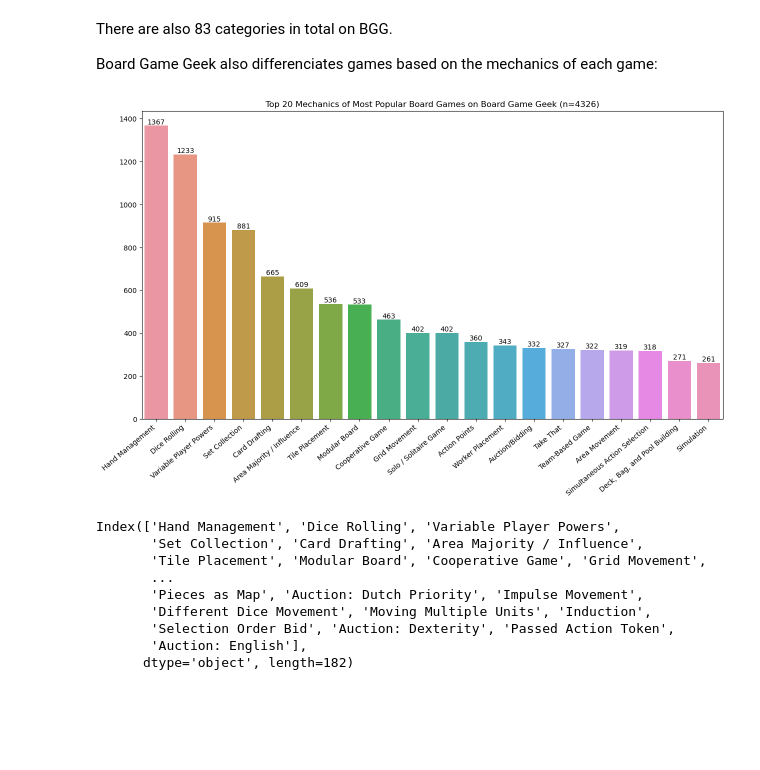
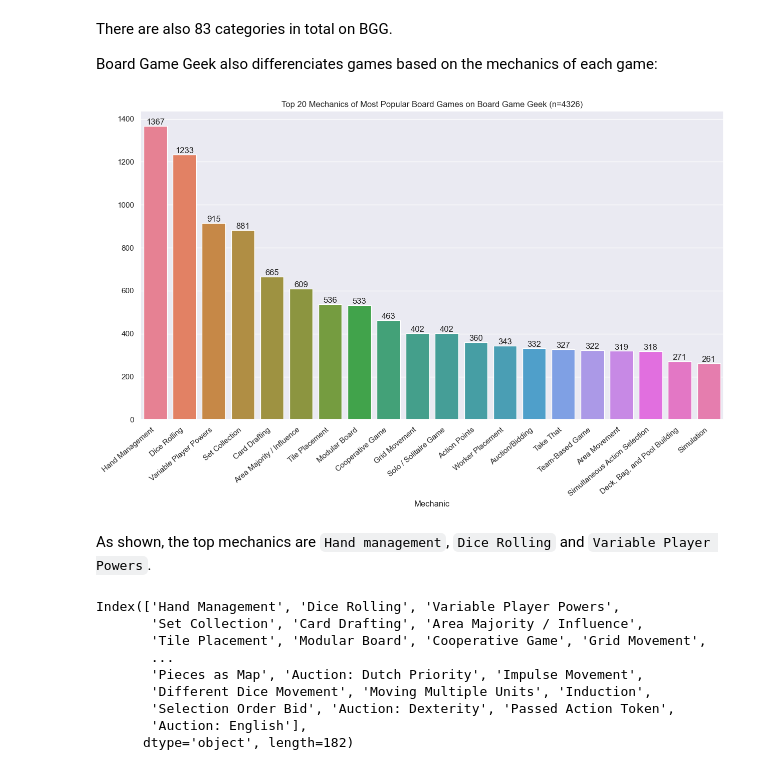
Before and after one commit to J-Zoo99/portfolio, a Jupyter notebook: BoardGameGeek.ipynb, the cells around one changed output. Saved outputs shown, nothing was run; the diff lists cells and outputs as text; code cells hidden in the pictures; blank space fills up the shorter version.

```diff
--- a/BoardGameGeek.ipynb
+++ b/BoardGameGeek.ipynb
@@ -449,16 +434,22 @@ def parse_column(column:pd.Series):
                 outdict[x] = 1
     return outdict
 # %%
-dict_game_catagories = parse_column(df_most_popular_2['boardgamecategory'])
+dict_game_categories = parse_column(df_most_popular_2['boardgamecategory'])
 # %%
-all_catagories = pd.Series(data = dict_game_catagories).sort_values(ascending=False)
-top_catagories = all_catagories.head(20)
+all_categories = pd.Series(data = dict_game_categories).sort_values(ascending=False)
+top_categories = all_categories.head(20)
 # %%
+sns.set_theme()
 plt.figure(figsize=(15,8))
-plt.title('Top 20 Catagories of Most Popular Board Games on Board Game Geek (n=4326)')
 
-top_catagory_plot = sns.barplot(x=top_catagories.index, y=top_catagories.values)
-top_catagory_plot.set_xticklabels(top_catagory_plot.get_xticklabels(), rotation=40, ha="right")
-top_catagory_plot.bar_label(top_catagory_plot.containers[0], fontsize=10)
+top_category_plot = sns.barplot(x=top_categories.index, y=top_categories.values, hue = top_categories.index)
+#top_category_plot.set_xticklabels(top_category_plot.get_xticklabels(), rotation=40, ha="right")
+for container in top_category_plot.containers:
+    top_category_plot.bar_label(container)
+
+plt.title('Top 20 categories of Most Popular Board Games on Board Game Geek (n=4326)')
+plt.xticks(rotation=40, ha='right')
+plt.xlabel('Category')
+
 plt.show()
 # %% [output]
@@ -492,15 +486,19 @@ There are also 83 categories in total on BGG.
 
 Board Game Geek also differenciates games based on the mechanics of each game:
 # %%
+sns.set_palette(sns.color_palette())
 mechanics_dict = parse_column(df_most_popular_2['boardgamemechanic'])
 all_mechanics = pd.Series(data = mechanics_dict).sort_values(ascending=False)
 top_mechanics = all_mechanics.head(20)
 plt.figure(figsize=(15,8))
 plt.title('Top 20 Mechanics of Most Popular Board Games on Board Game Geek (n=4326)')
+plt.xticks(rotation=40, ha='right')
+top_mechanic_plot = sns.barplot(x=top_mechanics.index, y=top_mechanics.values,hue = top_categories.index, legend = False)
+#top_mechanic_plot.set_xticklabels(top_mechanic_plot.get_xticklabels(), rotation=40, ha="right")
+for container in top_mechanic_plot.containers:
+    top_mechanic_plot.bar_label(container)
+plt.xlabel('Mechanic')
 
-top_mechanic_plot = sns.barplot(x=top_mechanics.index, y=top_mechanics.values)
-top_mechanic_plot.set_xticklabels(top_mechanic_plot.get_xticklabels(), rotation=40, ha="right")
-top_mechanic_plot.bar_label(top_mechanic_plot.containers[0], fontsize=10)
 plt.show()
 # %% [output]
-[figure, old version]
+[figure, new version]
@@ -509,3 +505,5 @@ As shown,
+# %% [markdown]
+As shown, the top mechanics are `Hand management`, `Dice Rolling` and `Variable Player Powers`.
 # %%
 display(all_mechanics.index)
 print(f"There are {len(all_mechanics.index)} mechanics in the top 20% of games.")
```
Also changed, not shown: parts of 33 cells of this notebook, 1 other file.
